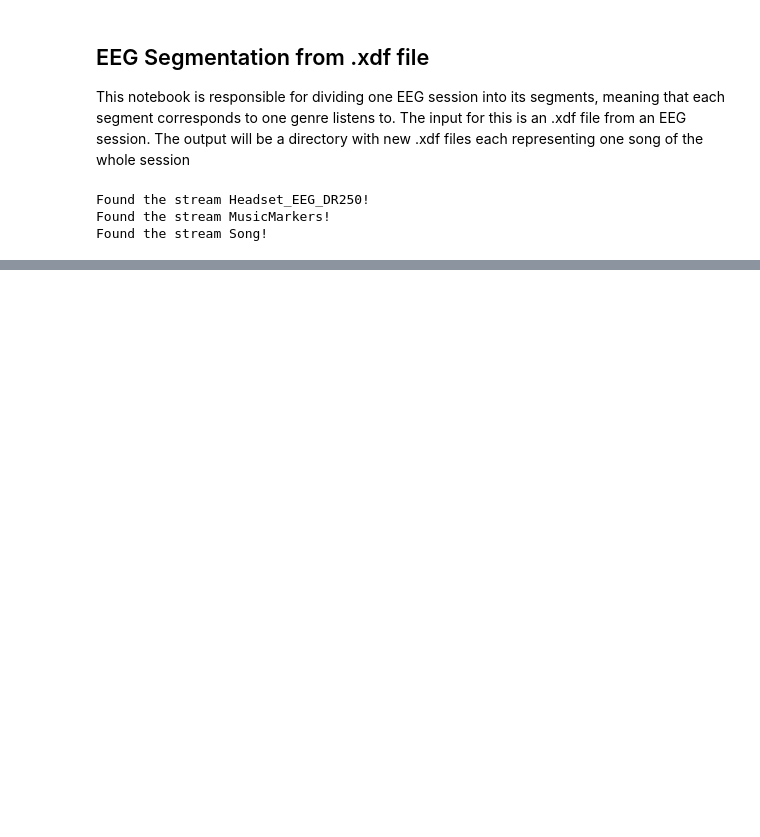
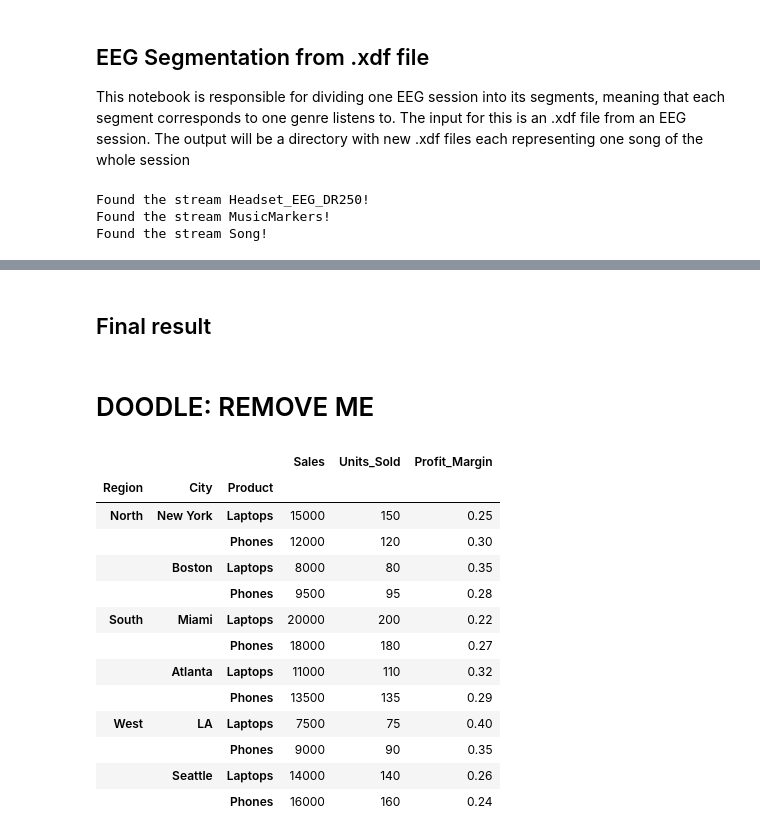
Before and after one commit to Lukas1305-red/bachelor-thesis-music-eeg-genre-classifier, a Jupyter notebook: code/acquisition/eeg-segmentation.ipynb, the cells around one changed output, grey strips where cells are left out. Saved outputs shown, nothing was run; the diff lists cells and outputs as text; code cells hidden in the pictures; blank space fills up the shorter version.

```diff
--- a/code/acquisition/eeg-segmentation.ipynb
+++ b/code/acquisition/eeg-segmentation.ipynb
@@ -53,0 +192,44 @@ for music_marker_idx in range(SONG_COUNT*2):
+# %% [markdown]
+## Final result
+# %% [markdown]
+# DOODLE: REMOVE ME
+# %%
+# Example for multindex
+bre = {
+    'Sales': [15000, 12000, 8000, 9500, 20000, 18000, 11000, 13500,
+              7500, 9000, 14000, 16000],
+    'Units_Sold': [150, 120, 80, 95, 200, 180, 110, 135,
+                   75, 90, 140, 160],
+    'Profit_Margin': [0.25, 0.30, 0.35, 0.28, 0.22, 0.27, 0.32, 0.29,
+                      0.40, 0.35, 0.26, 0.24]
+}
+regions = ['North', 'North', 'North', 'North', 'South', 'South',
+           'South', 'South', 'West', 'West', 'West', 'West']
+cities = ['New York', 'New York', 'Boston', 'Boston', 'Miami', 'Miami',
+          'Atlanta', 'Atlanta', 'LA', 'LA', 'Seattle', 'Seattle']
+products = ['Laptops', 'Phones', 'Laptops', 'Phones', 'Laptops', 'Phones',
+            'Laptops', 'Phones', 'Laptops', 'Phones', 'Laptops', 'Phones']
+
+# Create the MultiIndex
+multi_index = pd.MultiIndex.from_arrays([regions, cities, products],
+                                        names=['Region', 'City', 'Product'])
+
+# Create DataFrame with MultiIndex
+df = pd.DataFrame(bre, index=multi_index)
+# %%
+df
+# %% [output]
+|  |  |  | Sales | Units_Sold | Profit_Margin |
+| Region | City | Product |  |  |  |
+| North | New York | Laptops | 15000 | 150 | 0.25 |
+|  |  | Phones | 12000 | 120 | 0.30 |
+|  | Boston | Laptops | 8000 | 80 | 0.35 |
+|  |  | Phones | 9500 | 95 | 0.28 |
+| South | Miami | Laptops | 20000 | 200 | 0.22 |
+|  |  | Phones | 18000 | 180 | 0.27 |
+|  | Atlanta | Laptops | 11000 | 110 | 0.32 |
+|  |  | Phones | 13500 | 135 | 0.29 |
+| West | LA | Laptops | 7500 | 75 | 0.40 |
+|  |  | Phones | 9000 | 90 | 0.35 |
+|  | Seattle | Laptops | 14000 | 140 | 0.26 |
+|  |  | Phones | 16000 | 160 | 0.24 |
```
Also changed, not shown: parts of 10 cells of this notebook, 2 other files.
